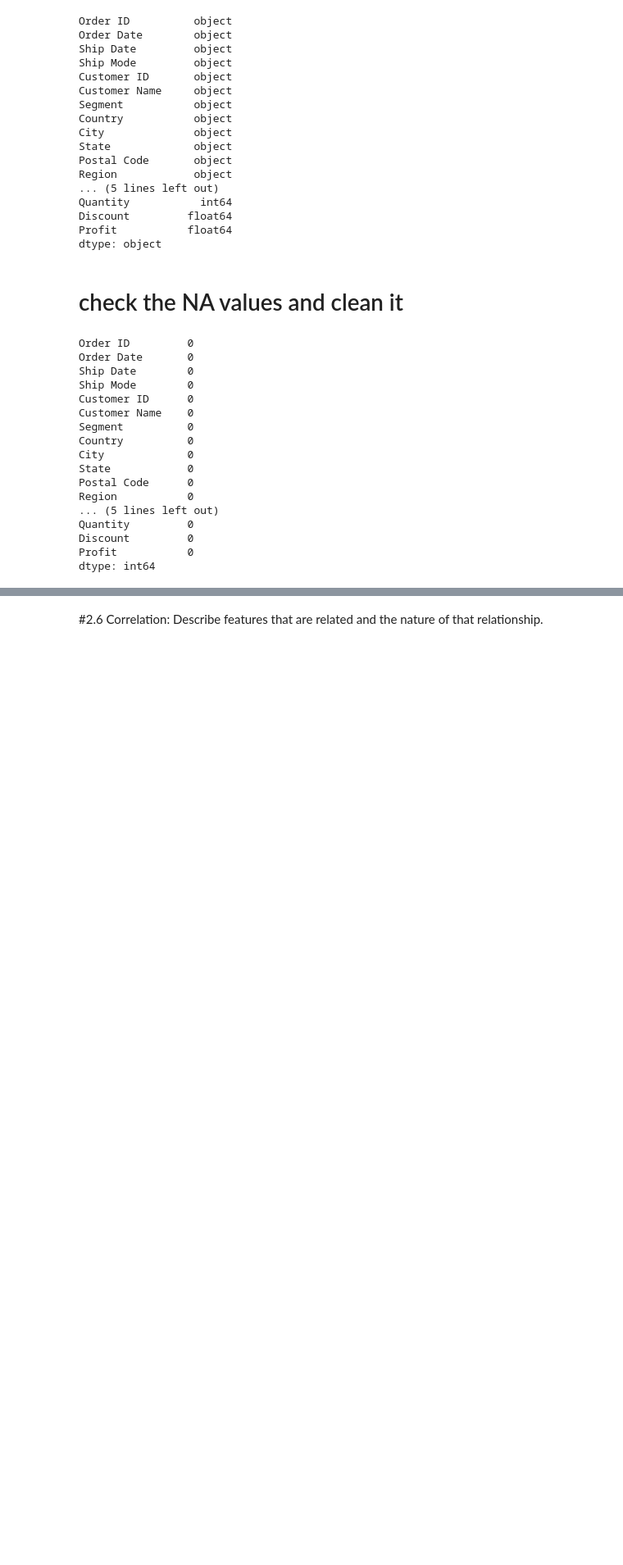
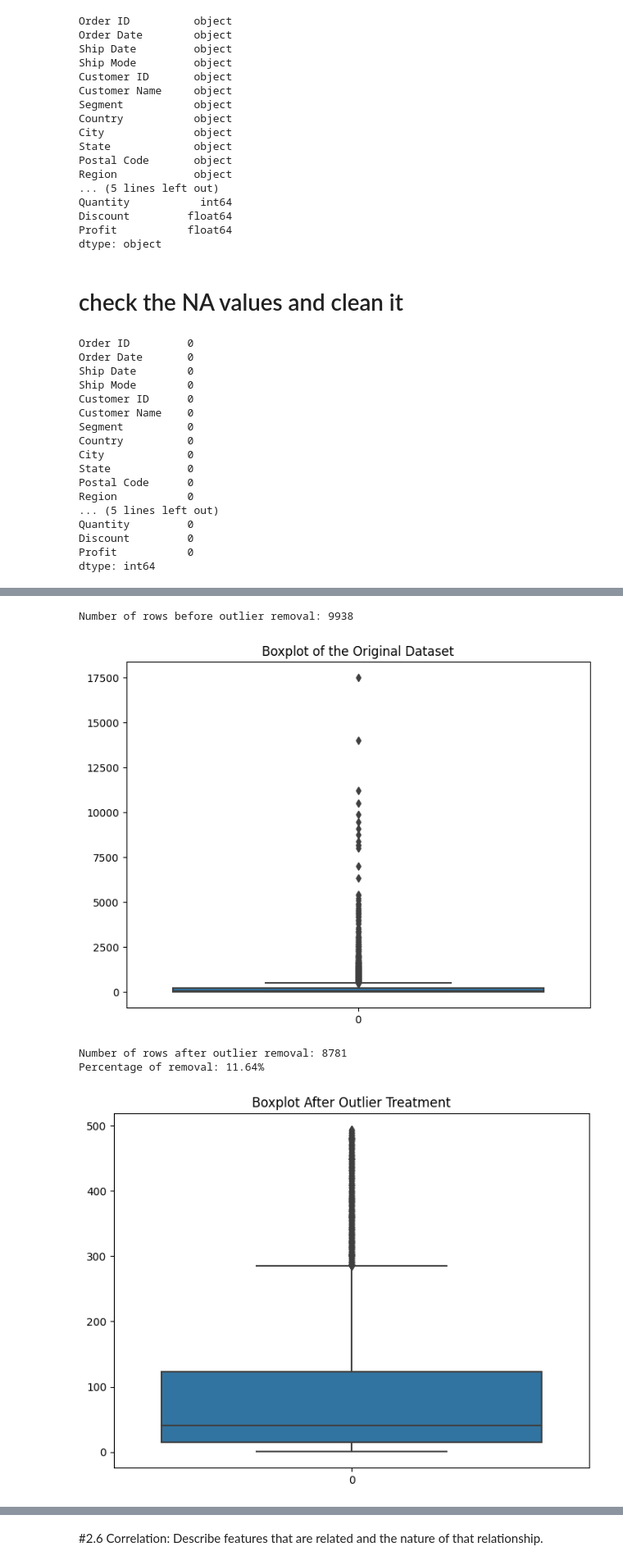
Before and after one commit to engmohamedsalah/AIMaster-Training, a Jupyter notebook: Building_an_AI_based_Application.ipynb, the cells around one changed output, grey strips where cells are left out. Shown: that part at 82% size. Saved outputs shown, nothing was run; the diff lists cells and outputs as text; code cells hidden in the pictures; blank space fills up the shorter version.

```diff
--- a/Building_an_AI_based_Application.ipynb
+++ b/Building_an_AI_based_Application.ipynb
@@ -286,0 +333,8 @@ dtype: int64
+# %%
+clean_outliers(df_super_store, 'Sales')
+# %% [output]
+Number of rows before outlier removal: 9938
+[figure, added]
+Number of rows after outlier removal: 8781
+Percentage of removal: 11.64%
+[figure, added]
```
Also changed, not shown: parts of 8 cells of this notebook.
